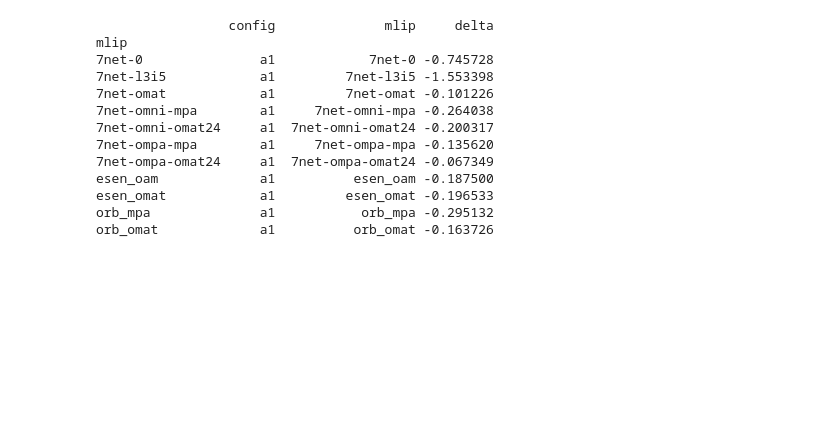
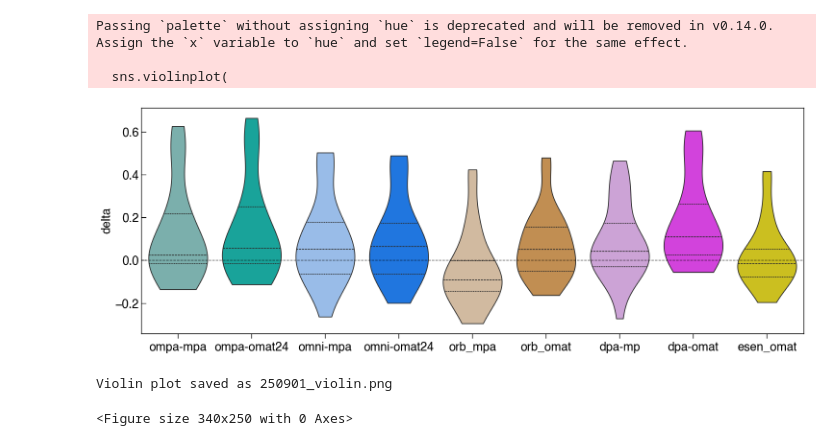
Before and after one commit to dnlf1ff/febench, a Jupyter notebook: data/test.ipynb, the cells around one changed output. Drawn from its saved outputs; the diff is of its cells as text; code cells hidden in the pictures; blank space fills up the shorter version.

Commit message:
violin plot

```diff
--- a/data/test.ipynb
+++ b/data/test.ipynb
@@ -31,14 +26,14 @@ len(config_list)
 # %%
-sns_df = pd.DataFrame(columns=['config','dft', 'mlip', 'pred','delta','abs_error'], index=range(9*24))
+sns_df = pd.DataFrame(columns=['index','dft', 'mlip', 'pred','delta','abs_error'], index=range(len(mlip_list)*len(df)))
 idx = 0
-for i in range(15):
-    for mlip in mlips.columns:
-        sns_df.loc[idx, 'config'] = config_list[i]
-        sns_df.loc[idx, 'dft'] = true_value[i]
-        sns_df.loc[idx, 'mlip'] = mlip
-        sns_df.loc[idx, 'pred'] = mlips.loc[i, mlip]
-        sns_df.loc[idx, 'delta'] = mlips.loc[i, mlip] - true_value[i]
-        sns_df.loc[idx, 'abs_error'] = abs(mlips.loc[i, mlip] - true_value[i])
+for i in range(len(df)):
+    for mlip in mlip_list:
+        sns_df.loc[idx, 'index'] = i
+        sns_df.loc[idx, 'dft'] = df.loc[i, 'dft']
+        sns_df.loc[idx, 'mlip'] =  mlip
+        sns_df.loc[idx, 'pred'] = df.loc[i, mlip]
+        sns_df.loc[idx, 'delta'] = df.loc[i, mlip+'_delta']
+        sns_df.loc[idx, 'abs_error'] = abs(df.loc[i, mlip+'_delta'])
         idx += 1
-sns_df.to_csv('./sns_data.csv', index=False)
+sns_df.to_csv('./250901_sns.csv', index=False)
 # %%
@@ -240,21 +145,32 @@ metrics
-# %%
-# for each model, pick top 2 abs_error rows
-# sns_df.drop(columns=['pred'], inplace=True)
-top2 = (sns_df.groupby("mlip", group_keys=False)
-                 .apply(lambda g: g.min()))
-
-print(top2)
-# %% [output]
-                 config              mlip     delta
-mlip
-7net-0               a1            7net-0 -0.745728
-7net-l3i5            a1         7net-l3i5 -1.553398
-7net-omat            a1         7net-omat -0.101226
-7net-omni-mpa        a1     7net-omni-mpa -0.264038
-7net-omni-omat24     a1  7net-omni-omat24 -0.200317
-7net-ompa-mpa        a1     7net-ompa-mpa -0.135620
-7net-ompa-omat24     a1  7net-ompa-omat24 -0.067349
-esen_oam             a1          esen_oam -0.187500
-esen_omat            a1         esen_omat -0.196533
-orb_mpa              a1           orb_mpa -0.295132
-orb_omat             a1          orb_omat -0.163726
+# %%
+def plot_violin(sns_df, filename):
+    plt.figure(figsize=(15,5.5))
+    sns.violinplot(
+        data=sns_df,
+        x="mlip",
+        y="delta",
+        inner="quartile",
+        cut=0,
+        palette=color_dict
+    )
+    plt.xticks(ticks=range(len(mlip_list)), labels=mlip_list, ha='center', rotation=0)
+    plt.axhline(0, color="k", linestyle="--", linewidth=1)  # reference line
+    ylabel = r"$\Delta E_{\mathrm{bind}}$ (eV)"
+    plt.xlabel("")
+
+    # sns.despine()
+
+    plt.tick_params(axis="x", which="major", pad=5)
+    plt.tight_layout()
+    plt.show()
+    plt.savefig(filename, transparent=True)
+    print(f'Violin plot saved as {filename}')
+# %%
+plot_violin(sns_df, '250901_violin.png')
+# %% [output]
+Passing `palette` without assigning `hue` is deprecated and will be removed in v0.14.0. Assign the `x` variable to `hue` and set `legend=False` for the same effect.
+
+  sns.violinplot(
+[figure, added]
+Violin plot saved as 250901_violin.png
+<Figure size 340x250 with 0 Axes>
```
Also changed, not shown: parts of 11 cells of this notebook, 36 other files.
